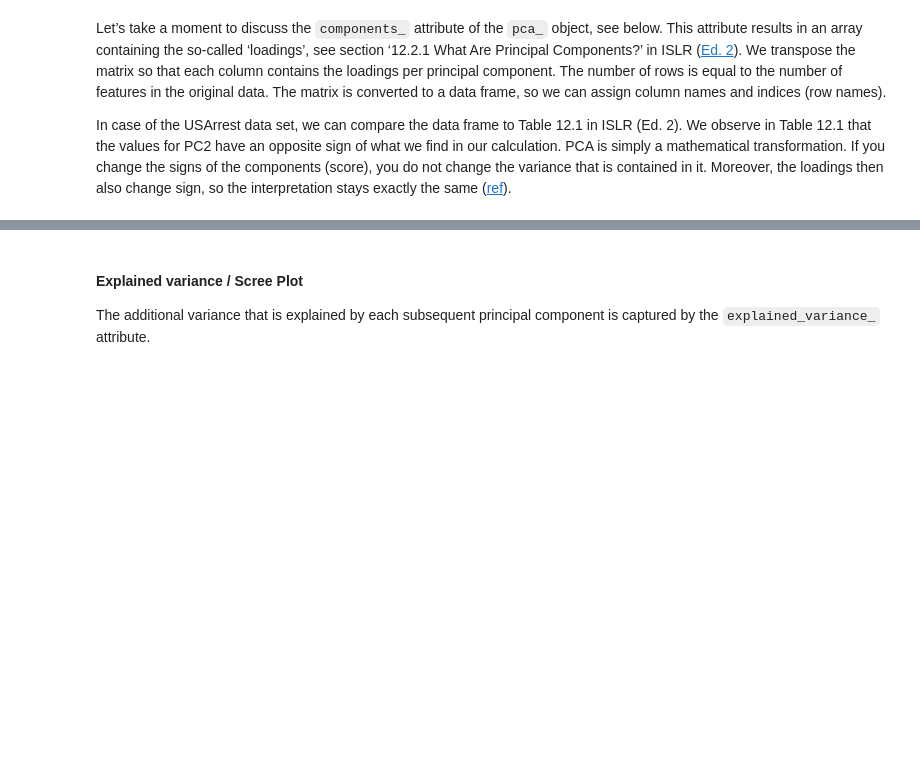
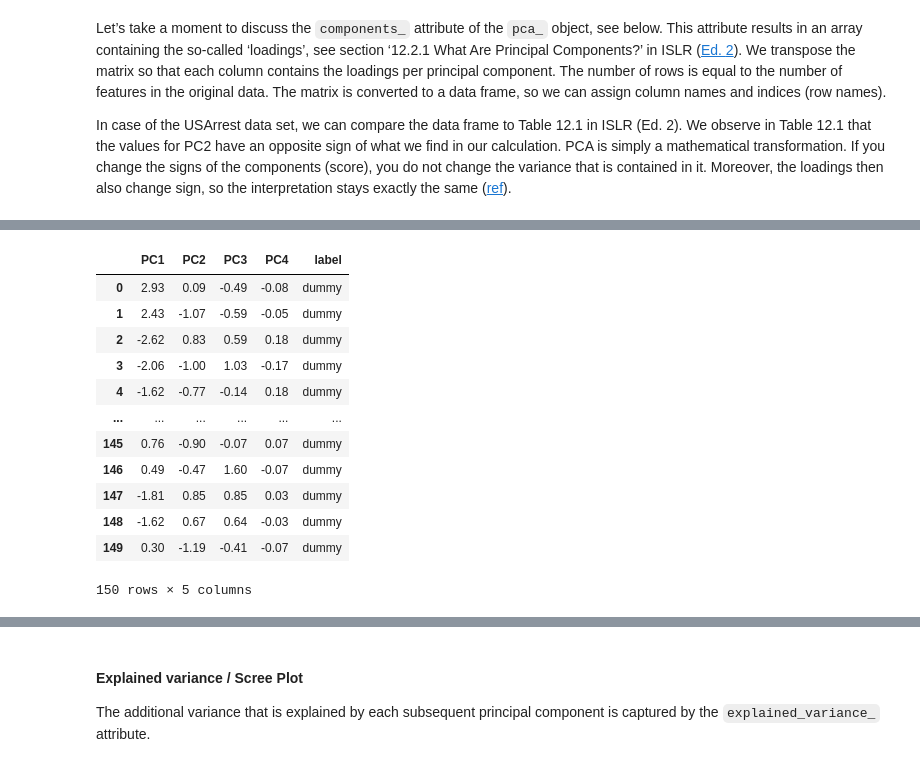
Before and after one commit to EAISI/machine-learning-with-python-explainers, a Jupyter notebook: ml-explainers/how-does-pca-work.ipynb, the cells around one changed output, grey strips where cells are left out. Cells and saved outputs as stored; diff of their text form; code cells hidden in the pictures; blank space fills up the shorter version.

```diff
--- a/ml-explainers/how-does-pca-work.ipynb
+++ b/ml-explainers/how-does-pca-work.ipynb
@@ -499,3 +470,19 @@ separable by the first two components.
+# %%
+df_pc
+# %% [output]
+|  | PC1 | PC2 | PC3 | PC4 | label |
+| 0 | 2.93 | 0.09 | -0.49 | -0.08 | dummy |
+| 1 | 2.43 | -1.07 | -0.59 | -0.05 | dummy |
+| 2 | -2.62 | 0.83 | 0.59 | 0.18 | dummy |
+| 3 | -2.06 | -1.00 | 1.03 | -0.17 | dummy |
+| 4 | -1.62 | -0.77 | -0.14 | 0.18 | dummy |
+| ... | ... | ... | ... | ... | ... |
+| 145 | 0.76 | -0.90 | -0.07 | 0.07 | dummy |
+| 146 | 0.49 | -0.47 | 1.60 | -0.07 | dummy |
+| 147 | -1.81 | 0.85 | 0.85 | 0.03 | dummy |
+| 148 | -1.62 | 0.67 | 0.64 | -0.03 | dummy |
+| 149 | 0.30 | -1.19 | -0.41 | -0.07 | dummy |
+150 rows × 5 columns
 # %%
 # Scatter plot for the PCA components
 alt_pc = alt.Chart(df_pc).mark_circle(size=60, opacity = 0.5).encode(
```
Also changed, not shown: parts of 24 cells of this notebook, 1 other file.
